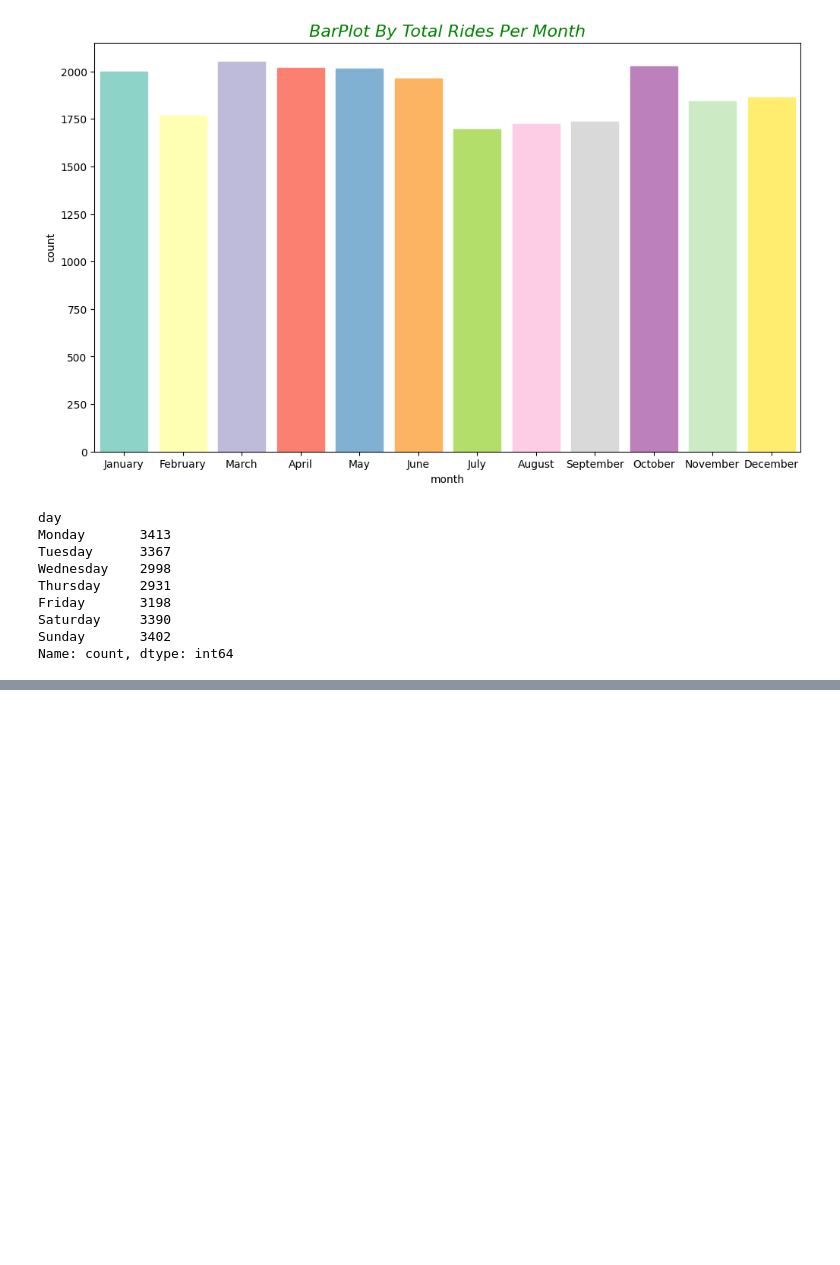
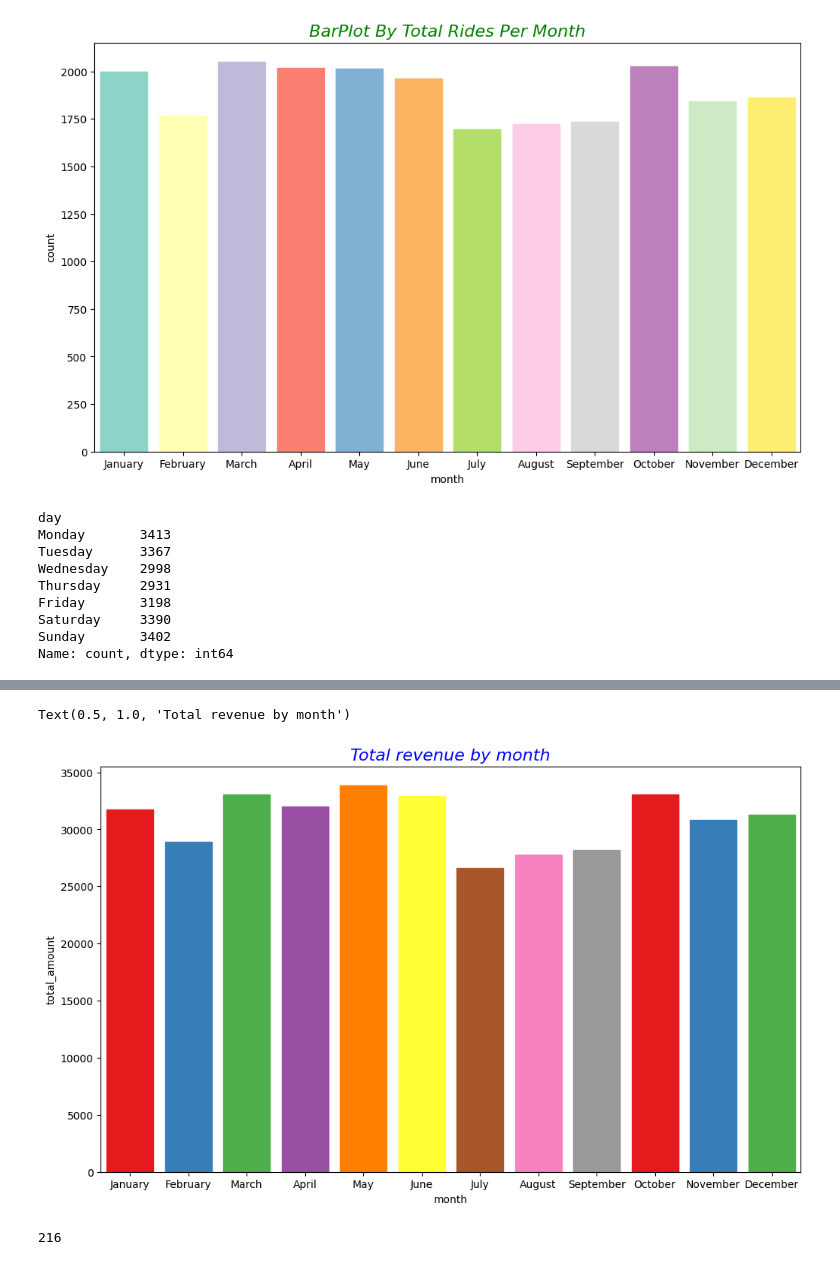
Before and after one commit to rashidul738/Yellow_Taxi_Trip_Data_Analysis_2025, a Jupyter notebook: Yellow_Taxi_Trip.ipynb, the cells around one changed output, grey strips where cells are left out. Saved outputs shown, nothing was run; the diff lists cells and outputs as text; code cells hidden in the pictures; blank space fills up the shorter version.

```diff
--- a/Yellow_Taxi_Trip.ipynb
+++ b/Yellow_Taxi_Trip.ipynb
@@ -279,0 +307,4 @@ Text(0.5, 1.0, 'BarPlot By Day Rides')
+# %%
+total_amount_month = df.groupby('month')[['total_amount']].sum()
+total_amount_month = total_amount_month.reindex(index=month_order)
+total_amount_month
@@ -279,0 +326,17 @@ Text(0.5, 1.0, 'BarPlot By Day Rides')
+# %%
+# Total revenue by month
+plt.figure(figsize=(12, 7))
+ax = sns.barplot(x=total_amount_month.index, y=total_amount_month['total_amount'])
+# ax.set_xticklabels(month_order)
+for i, bar in enumerate(ax.patches):
+    bar.set_color(sns.color_palette("Set1", len(month_order))[i % len(month_order)])
+
+plt.title('Total revenue by month', fontsize=16, color='blue', style='italic')
+# %% [output]
+Text(0.5, 1.0, 'Total revenue by month')
+[figure, added]
+# %%
+# Get number of unique drop-off location IDs
+df['DOLocationID'].nunique()
+# %% [output]
+216
```
Also changed, not shown: parts of 7 cells of this notebook.
